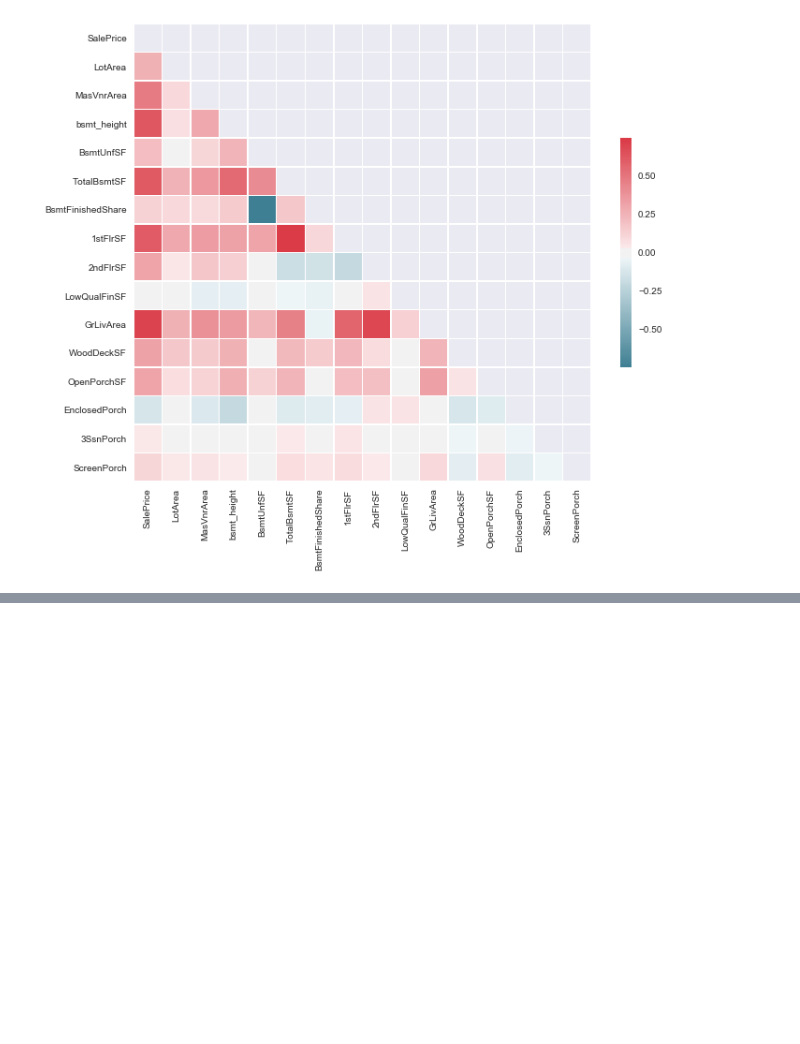
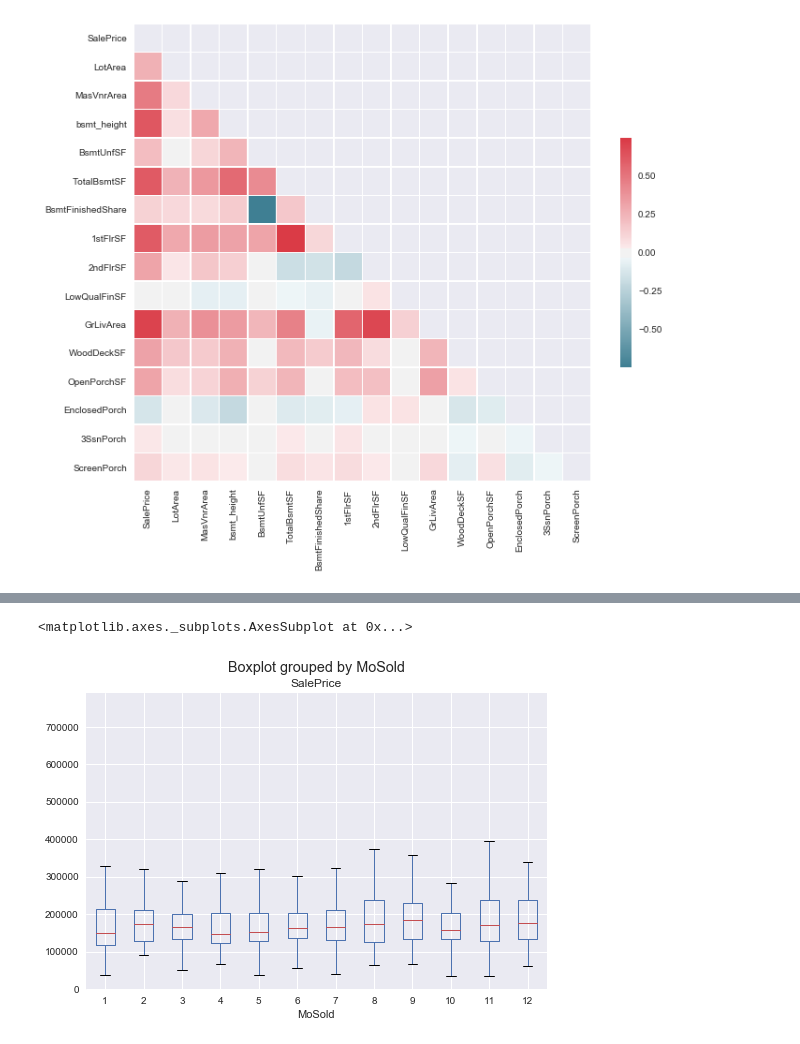
Before and after one commit to gwenkf/IowaHousePrices, a Jupyter notebook: House_Prices_Prepare_Dimitri.ipynb, the cells around one changed output, grey strips where cells are left out. Cells and saved outputs as stored; diff of their text form; code cells hidden in the pictures; blank space fills up the shorter version.

```diff
--- a/House_Prices_Prepare_Dimitri.ipynb
+++ b/House_Prices_Prepare_Dimitri.ipynb
@@ -2492,0 +2569,5 @@ sns.heatmap(corrDim, mask=mask, cmap=cmap, vmax=.3, center=0,
+# %%
+train.boxplot(by='MoSold', column='SalePrice')
+# %% [output]
+<matplotlib.axes._subplots.AxesSubplot at 0x...>
+[figure, added]
```
Also changed, not shown: parts of 34 cells of this notebook.
